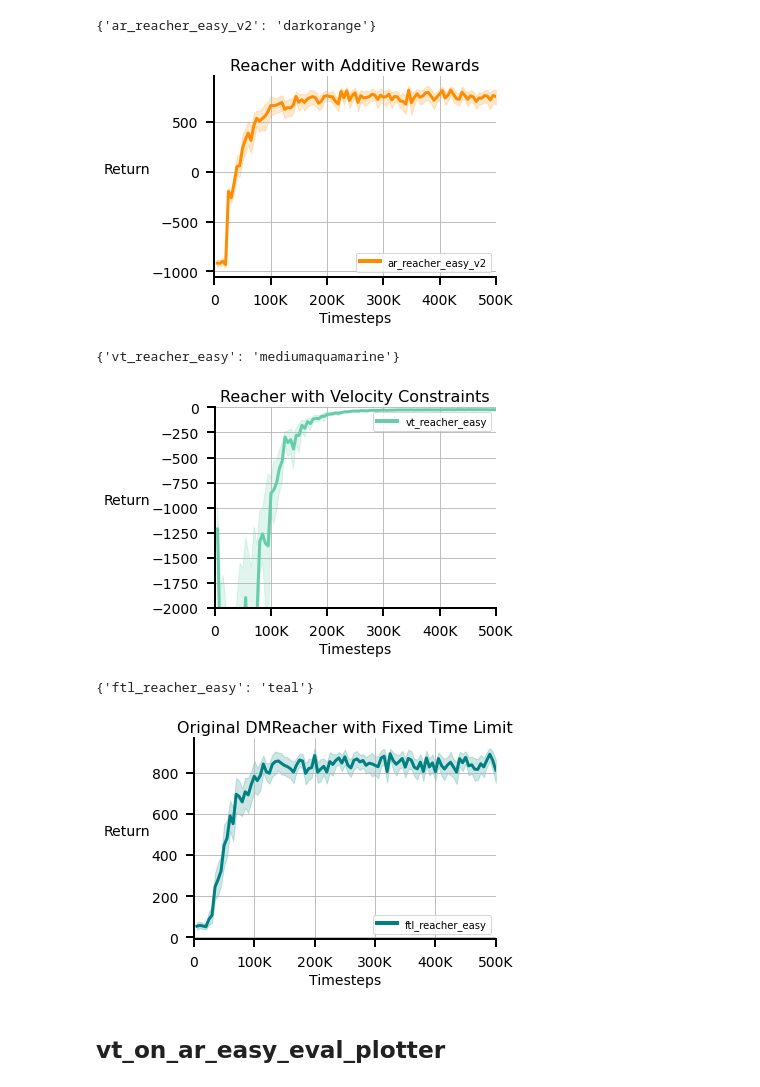
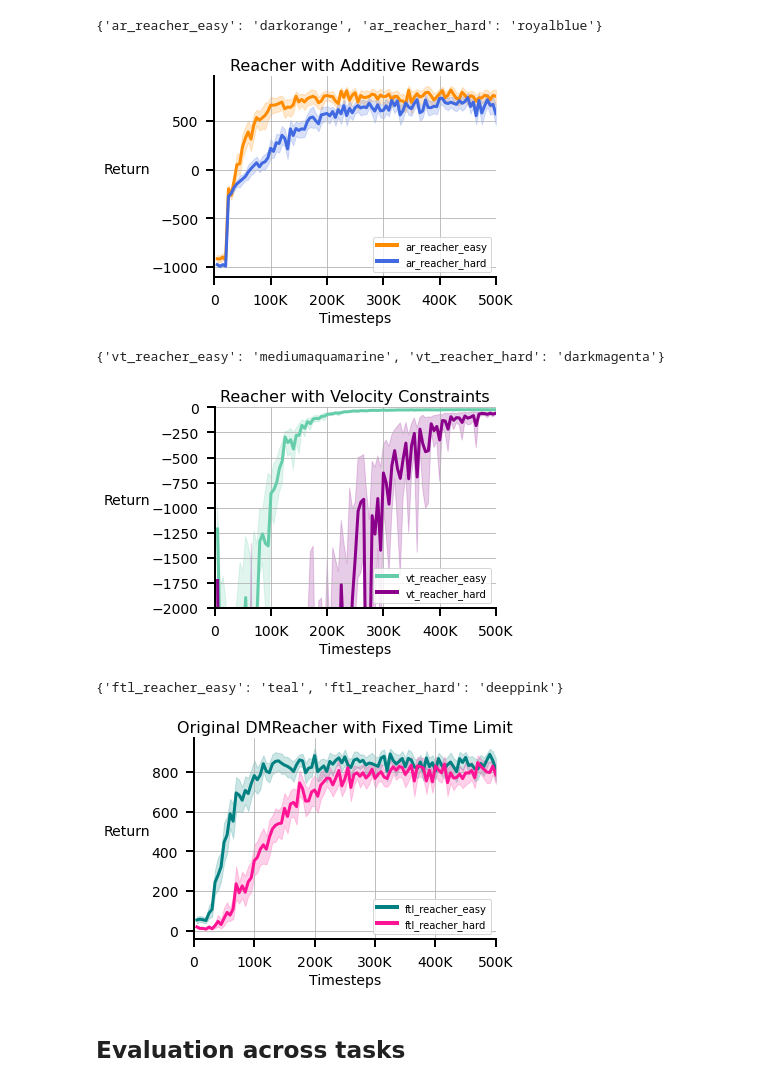
Before and after one commit to gauthamvasan/rl_suite, a Jupyter notebook: rl_suite/plot/reward_comparisons_plot.ipynb, the cells around one changed output. Drawn from its saved outputs; the diff is of its cells as text; code cells hidden in the pictures.

```diff
--- a/rl_suite/plot/reward_comparisons_plot.ipynb
+++ b/rl_suite/plot/reward_comparisons_plot.ipynb
@@ -201,34 +198,34 @@ def plotter(basepath, color_palette, title, ylim=None, legend_loc="best"):
 # %%
 # Plot returns from numpy txt files with returns and episode lengths
 
 basepath = "/home/vasan/scratch/tro_paper/rupam_eval"
 color_palette = {
-    "ar_reacher_easy_v2": "darkorange",
-    # "ar_reacher_hard": "royalblue",
+    "ar_reacher_easy": "darkorange",
+    "ar_reacher_hard": "royalblue",
 }
 plotter(basepath, color_palette, "Reacher with Additive Rewards", legend_loc="lower right")
 
 ###
 color_palette = {
     "vt_reacher_easy": "mediumaquamarine",
-    # "vt_reacher_hard": "darkmagenta",
+    "vt_reacher_hard": "darkmagenta",
 }
 plotter(basepath, color_palette, "Reacher with Velocity Constraints", ylim=[-2000, 0])
 
 ###
 basepath = "/home/vasan/scratch/tro_paper/rupam_eval"
 color_palette = {
     "ftl_reacher_easy": "teal",
-    # "ftl_reacher_hard": "deeppink",
+    "ftl_reacher_hard": "deeppink",
 }
 plotter(basepath, color_palette, "Original DMReacher with Fixed Time Limit")
 # %% [output]
-{'ar_reacher_easy_v2': 'darkorange'}
+{'ar_reacher_easy': 'darkorange', 'ar_reacher_hard': 'royalblue'}
-[figure, old version]
+[figure, new version]
-{'vt_reacher_easy': 'mediumaquamarine'}
+{'vt_reacher_easy': 'mediumaquamarine', 'vt_reacher_hard': 'darkmagenta'}
-[figure, old version]
+[figure, new version]
-{'ftl_reacher_easy': 'teal'}
+{'ftl_reacher_easy': 'teal', 'ftl_reacher_hard': 'deeppink'}
-[figure, old version]
+[figure, new version]
 # %%
 basepath = "/home/vasan/scratch/tro_paper/rupam_eval"
 color_palette = {
@@ -313,5 +310,5 @@ plt.xlabel('')
 plt.tight_layout()
 plt.savefig('reacher_hard_steps_to_goal.pdf', dpi=200)
 # %% [markdown]
-## vt_on_ar_easy_eval_plotter
+## Evaluation across tasks
 # %%
```
Also changed, not shown: parts of 5 cells of this notebook.
